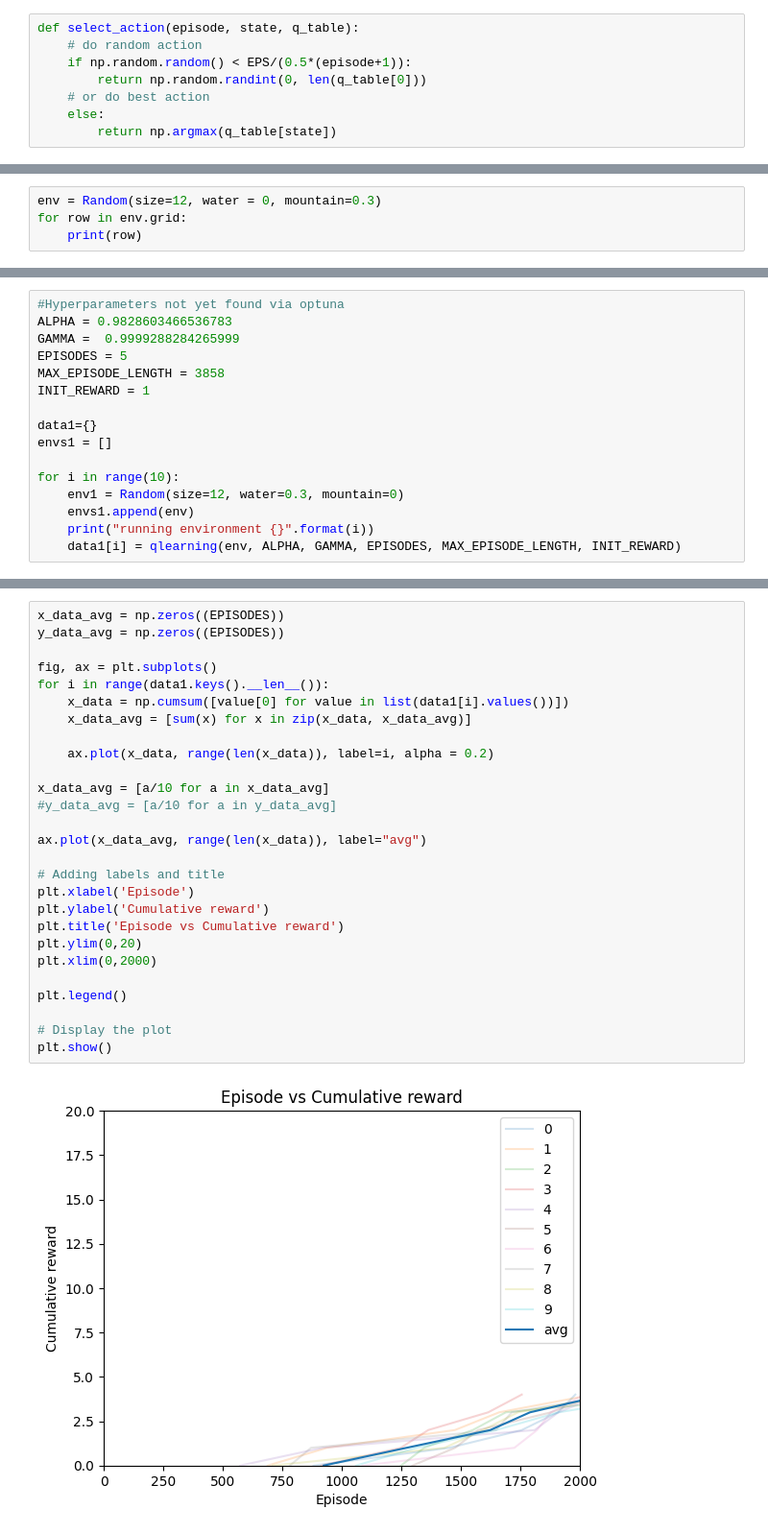
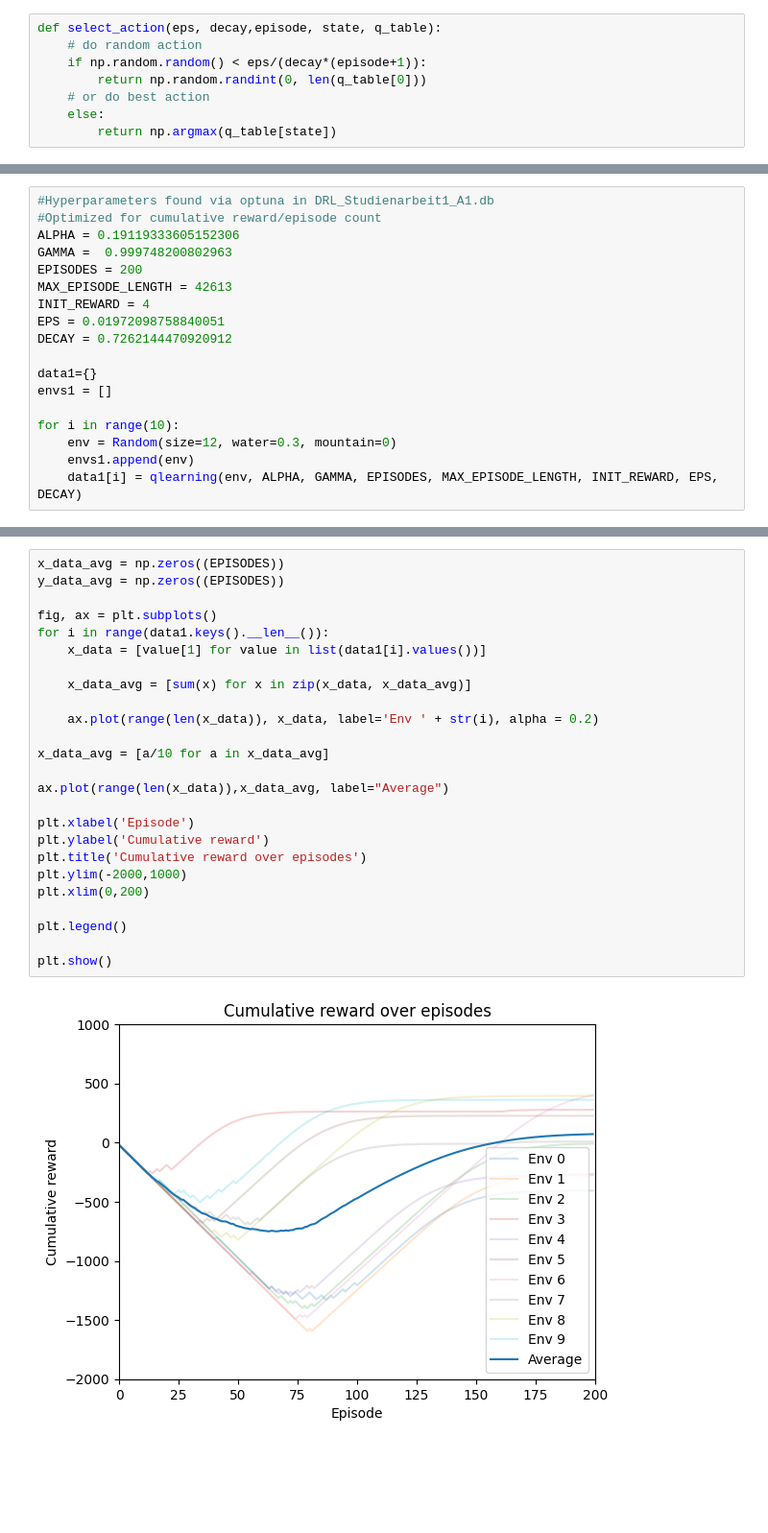
Before and after one commit to Schmiddi3110/MasterStudium, a Jupyter notebook: DRL/Studienarbeiten/Studienarbeit1/test.ipynb, the cells around one changed output, grey strips where cells are left out. Shown at 96% size. Drawn from its saved outputs; the diff is of its cells as text; blank space fills up the shorter version.

```diff
--- a/DRL/Studienarbeiten/Studienarbeit1/test.ipynb
+++ b/DRL/Studienarbeiten/Studienarbeit1/test.ipynb
@@ -24,7 +11,7 @@ EPISODES_LOW_EPISODE = 1
 # %%
-def select_action(episode, state, q_table):
+def select_action(eps, decay,episode, state, q_table):
     # do random action
-    if np.random.random() < EPS/(0.5*(episode+1)):
+    if np.random.random() < eps/(decay*(episode+1)):
         return np.random.randint(0, len(q_table[0]))
     # or do best action
     else:
@@ -103,4 +49,0 @@ def qlearning_optimize(trial):
-# %%
-env = Random(size=12, water = 0, mountain=0.3)
-for row in env.grid:
-    print(row)
@@ -143,16 +58,18 @@ study.optimize(qlearning_optimize, n_trials=1000)
 # %%
-#Hyperparameters not yet found via optuna
-ALPHA = 0.9828603466536783
-GAMMA =  0.9999288284265999
-EPISODES = 5
-MAX_EPISODE_LENGTH = 3858
-INIT_REWARD = 1
+#Hyperparameters found via optuna in DRL_Studienarbeit1_A1.db
+#Optimized for cumulative reward/episode count
+ALPHA = 0.19119333605152306
+GAMMA =  0.999748200802963
+EPISODES = 200
+MAX_EPISODE_LENGTH = 42613
+INIT_REWARD = 4
+EPS = 0.01972098758840051
+DECAY = 0.7262144470920912
 
 data1={}
 envs1 = []
 
 for i in range(10):
-    env1 = Random(size=12, water=0.3, mountain=0)
+    env = Random(size=12, water=0.3, mountain=0)
     envs1.append(env)
-    print("running environment {}".format(i))
-    data1[i] = qlearning(env, ALPHA, GAMMA, EPISODES, MAX_EPISODE_LENGTH, INIT_REWARD)
+    data1[i] = qlearning(env, ALPHA, GAMMA, EPISODES, MAX_EPISODE_LENGTH, INIT_REWARD, EPS, DECAY)
@@ -170,30 +76,28 @@ running environment 9
 # %%
 x_data_avg = np.zeros((EPISODES))
 y_data_avg = np.zeros((EPISODES))
 
 fig, ax = plt.subplots()
 for i in range(data1.keys().__len__()):
-    x_data = np.cumsum([value[0] for value in list(data1[i].values())])
+    x_data = [value[1] for value in list(data1[i].values())]
+
     x_data_avg = [sum(x) for x in zip(x_data, x_data_avg)]
 
-    ax.plot(x_data, range(len(x_data)), label=i, alpha = 0.2)
+    ax.plot(range(len(x_data)), x_data, label='Env ' + str(i), alpha = 0.2)
 
 x_data_avg = [a/10 for a in x_data_avg]
-#y_data_avg = [a/10 for a in y_data_avg]
 
-ax.plot(x_data_avg, range(len(x_data)), label="avg")
+ax.plot(range(len(x_data)),x_data_avg, label="Average")
 
-# Adding labels and title
 plt.xlabel('Episode')
 plt.ylabel('Cumulative reward')
-plt.title('Episode vs Cumulative reward')
-plt.ylim(0,20)
-plt.xlim(0,2000)
+plt.title('Cumulative reward over episodes')
+plt.ylim(-2000,1000)
+plt.xlim(0,200)
 
 plt.legend()
 
-# Display the plot
 plt.show()
 # %% [output]
-[figure, old version]
+[figure, new version]
 # %% [markdown]
```
Also changed, not shown: parts of 13 cells of this notebook, 2 other files.
